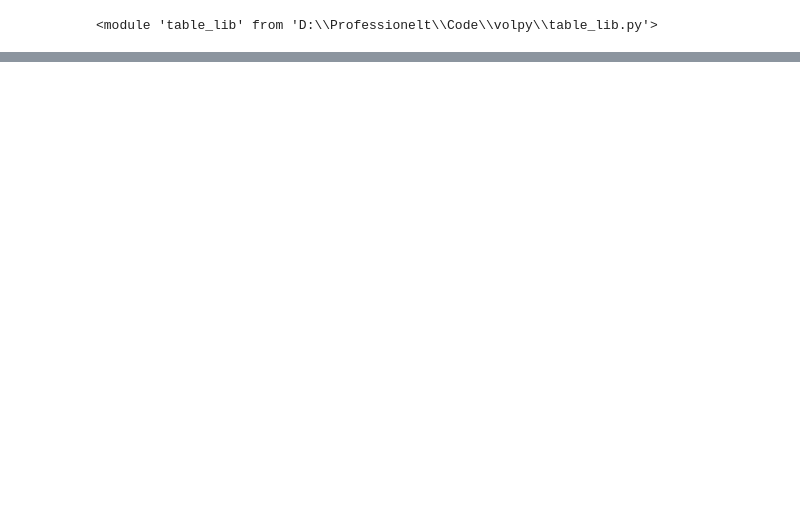
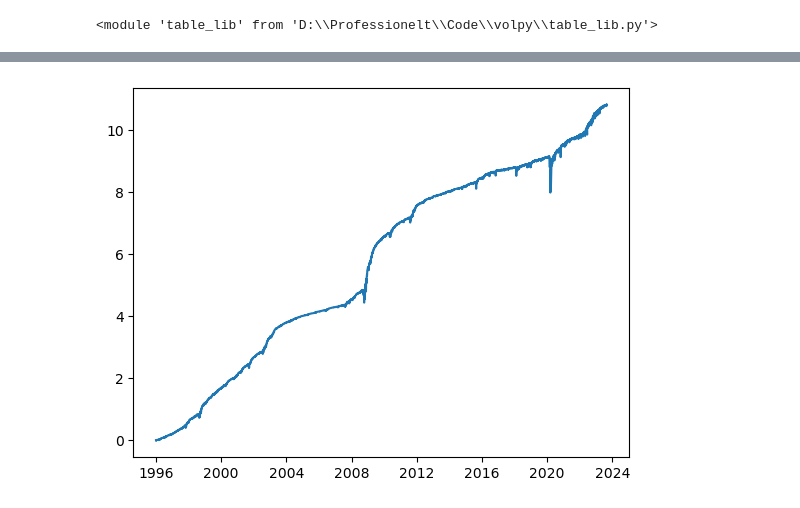
Before and after one commit to MadsHebsgaard/volpy, a Jupyter notebook: Mads work.ipynb, the cells around one changed output, grey strips where cells are left out. Drawn from its saved outputs; the diff is of its cells as text; code cells hidden in the pictures; blank space fills up the shorter version.

```diff
--- a/Mads work.ipynb
+++ b/Mads work.ipynb
@@ -38,0 +191,5 @@ summary_dly_df = summary_dly_df.reset_index()
+# %%
+plt.plot( df["date"] , -np.cumsum(df["SW_day"]))
+plt.show()
+# %% [output]
+[figure, added]
```
Also changed, not shown: parts of 42 cells of this notebook, 5 other files.
